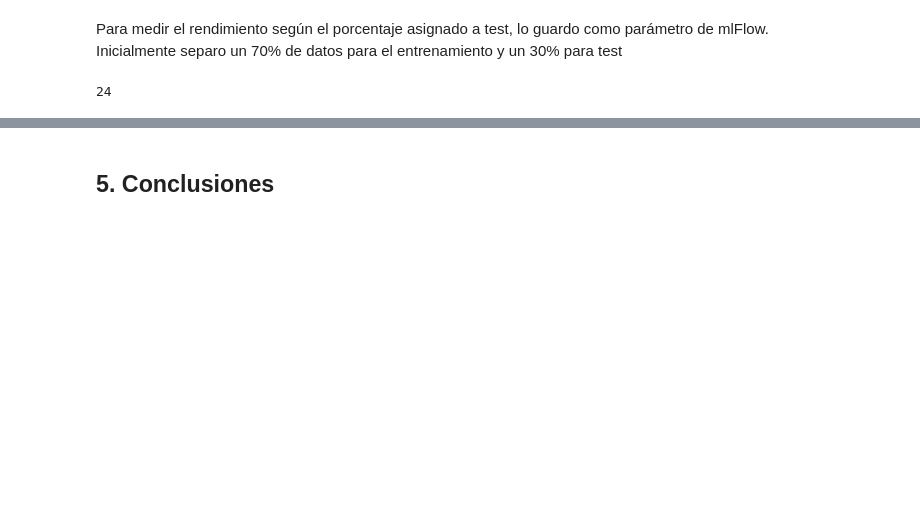
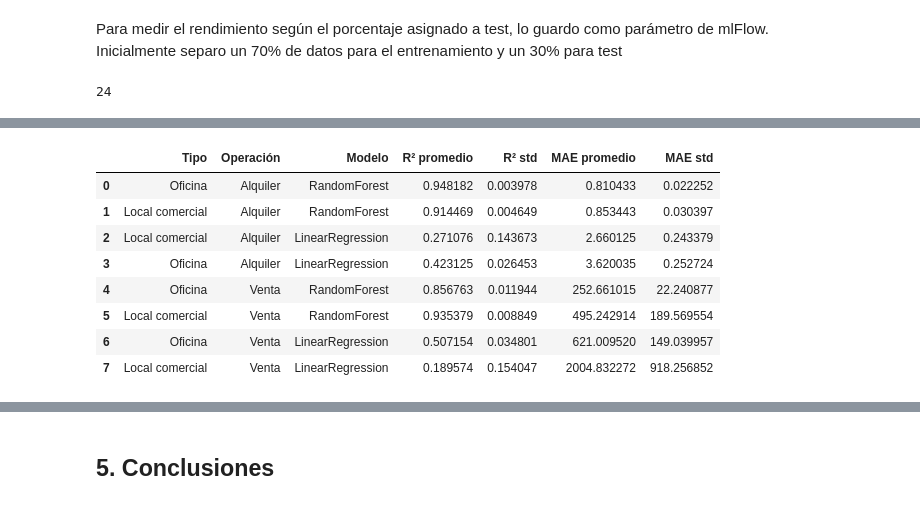
Before and after one commit to pixelciosa/Model_Price_prediction, a Jupyter notebook: notebooks/02_Models_comparisson.ipynb, the cells around one changed output, grey strips where cells are left out. Saved outputs shown, nothing was run; the diff lists cells and outputs as text; code cells hidden in the pictures; blank space fills up the shorter version.

```diff
--- a/notebooks/02_Models_comparisson.ipynb
+++ b/notebooks/02_Models_comparisson.ipynb
@@ -344,0 +268,91 @@ results_df
+# %%
+from sklearn.model_selection import cross_val_score, KFold
+
+# Defino ana función de scoring personalizada para el MAE con transformación inversa
+def mae_exp(y_true, y_pred):
+    # Aplica la transformación inversa: exp(x) - 1
+    y_true_orig = np.expm1(y_true)
+    y_pred_orig = np.expm1(y_pred)
+    # Calcula el MAE sobre la escala original
+    return mean_absolute_error(y_true_orig, y_pred_orig)
+
+# Configuración general
+kf = KFold(n_splits=5, shuffle=True, random_state=42)
+scorer_r2 = 'r2'
+scorer_mae_custom = make_scorer(mae_exp, greater_is_better=False) # Se utiliza 'greater_is_better=False' porque un MAE menor es mejor.
+
+
+results = []
+
+# Iteramos por tipo de propiedad y operación
+for type, operation in combinations:
+    # Dataset específico
+    df_ohe_sub = df_ohe[
+        (df_ohe['property_type'] == type) &
+        (df_ohe['operation_type'] == operation)
+    ]
+    df_le_sub = df_le[
+        (df_le['property_type'] == type) &
+        (df_le['operation_type'] == operation)
+    ]
+    # Elimino columnas tipo Object
+    df_ohe_sub = df_ohe_sub.drop(columns=['property_type', 'operation_type'], axis=1)
+    df_le_sub = df_le_sub.drop(columns=['property_type', 'operation_type'], axis=1)
+
+    # Separación X/y
+    y_lin = np.log1p(df_ohe_sub['price_per_m2'])
+    X_lin = df_ohe_sub.drop(columns=['price_per_m2'])
+    y_tree = np.log1p(df_le_sub['price_per_m2'])
+    X_tree = df_le_sub.drop(columns=['price_per_m2'])
+
+    # Linear Regression
+    lin_model = LinearRegression()
+    scores_r2_lin = cross_val_score(lin_model, X_lin, y_lin, cv=kf, scoring=scorer_r2)
+    scores_mae_lin = cross_val_score(lin_model, X_lin, y_lin, cv=kf, scoring=scorer_mae_custom)
+
+    results.append({
+        "Tipo": type,
+        "Operación": operation,
+        "Modelo": "LinearRegression",
+        "R² promedio": scores_r2_lin.mean(),
+        "R² std": scores_r2_lin.std(),
+        "MAE promedio": -scores_mae_lin.mean(),  # negado porque MAE se definió como "negativo"
+        "MAE std": scores_mae_lin.std()
+    })
+
+    # Random Forest
+    rf_model = RandomForestRegressor(
+        n_estimators=500,
+        max_depth=None,
+        max_features='sqrt',
+        min_samples_split=2,
+        min_samples_leaf=2,
+        random_state=42
+    )
+    scores_r2_rf = cross_val_score(rf_model, X_tree, y_tree, cv=kf, scoring=scorer_r2)
+    scores_mae_rf = cross_val_score(rf_model, X_tree, y_tree, cv=kf, scoring=scorer_mae_custom)
+
+    results.append({
+        "Tipo": type,
+        "Operación": operation,
+        "Modelo": "RandomForest",
+        "R² promedio": scores_r2_rf.mean(),
+        "R² std": scores_r2_rf.std(),
+        "MAE promedio": -scores_mae_rf.mean(),
+        "MAE std": scores_mae_rf.std()
+    })
+
+# Tabla final
+results_df = pd.DataFrame(results)
+results_df = results_df.sort_values(by=["MAE promedio", "R² promedio"]).reset_index(drop=True)
+results_df
+# %% [output]
+|  | Tipo | Operación | Modelo | R² promedio | R² std | MAE promedio | MAE std |
+| 0 | Oficina | Alquiler | RandomForest | 0.948182 | 0.003978 | 0.810433 | 0.022252 |
+| 1 | Local comercial | Alquiler | RandomForest | 0.914469 | 0.004649 | 0.853443 | 0.030397 |
+| 2 | Local comercial | Alquiler | LinearRegression | 0.271076 | 0.143673 | 2.660125 | 0.243379 |
+| 3 | Oficina | Alquiler | LinearRegression | 0.423125 | 0.026453 | 3.620035 | 0.252724 |
+| 4 | Oficina | Venta | RandomForest | 0.856763 | 0.011944 | 252.661015 | 22.240877 |
+| 5 | Local comercial | Venta | RandomForest | 0.935379 | 0.008849 | 495.242914 | 189.569554 |
+| 6 | Oficina | Venta | LinearRegression | 0.507154 | 0.034801 | 621.009520 | 149.039957 |
+| 7 | Local comercial | Venta | LinearRegression | 0.189574 | 0.154047 | 2004.832272 | 918.256852 |
```
Also changed, not shown: parts of 34 cells of this notebook, 2 other files.
